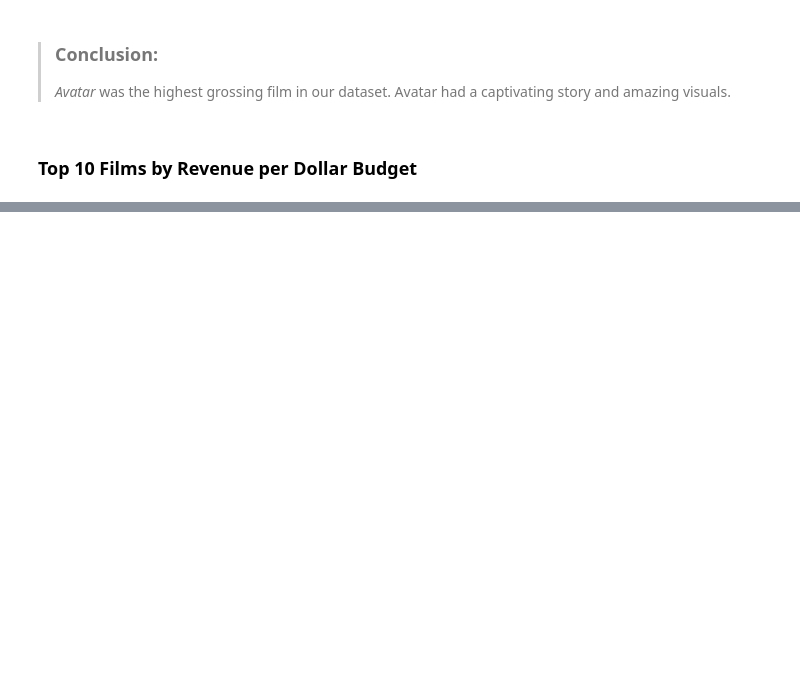
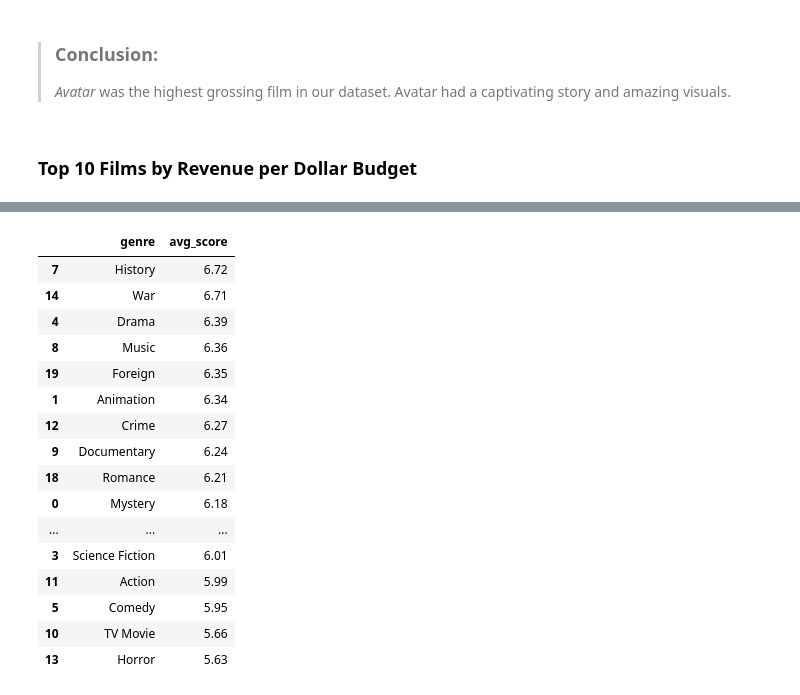
Before and after one commit to archDataScience/DF-Project_3_Individual, a Jupyter notebook: Archie_Porteous_DA13.ipynb, the cells around one changed output, grey strips where cells are left out. Drawn from its saved outputs; the diff is of its cells as text; code cells hidden in the pictures; blank space fills up the shorter version.

```diff
--- a/Archie_Porteous_DA13.ipynb
+++ b/Archie_Porteous_DA13.ipynb
@@ -164,0 +313,12 @@ df_zeros[df_zeros['title']=="Paranormal Activity"]['budget']
+# %%
+# We first create the new columns and fill them as empty
+
+for genre in range(max(genre_count)+1):
+    df_eda[f'genre_{genre}'] = np.nan
+
+# We then go though every row/film looking at each list of its genres and adding each genre to one of the
+#  new columns made above
+for index in df_eda.index:
+    genres = df_eda['genres'][index]
+    for genre in genres:
+        df_eda[f'genre_{genres.index(genre)}'][index] = genre
@@ -164,0 +410,21 @@ df_zeros[df_zeros['title']=="Paranormal Activity"]['budget']
+# %%
+df_avg_score = pd.DataFrame( {'genre':avg_score.keys(), 'avg_score':avg_score.values()}).sort_values('avg_score',ascending = False)
+df_avg_score
+# %% [output]
+|  | genre | avg_score |
+| 7 | History | 6.72 |
+| 14 | War | 6.71 |
+| 4 | Drama | 6.39 |
+| 8 | Music | 6.36 |
+| 19 | Foreign | 6.35 |
+| 1 | Animation | 6.34 |
+| 12 | Crime | 6.27 |
+| 9 | Documentary | 6.24 |
+| 18 | Romance | 6.21 |
+| 0 | Mystery | 6.18 |
+| ... | ... | ... |
+| 3 | Science Fiction | 6.01 |
+| 11 | Action | 5.99 |
+| 5 | Comedy | 5.95 |
+| 10 | TV Movie | 5.66 |
+| 13 | Horror | 5.63 |
```
Also changed, not shown: parts of 33 cells of this notebook.
